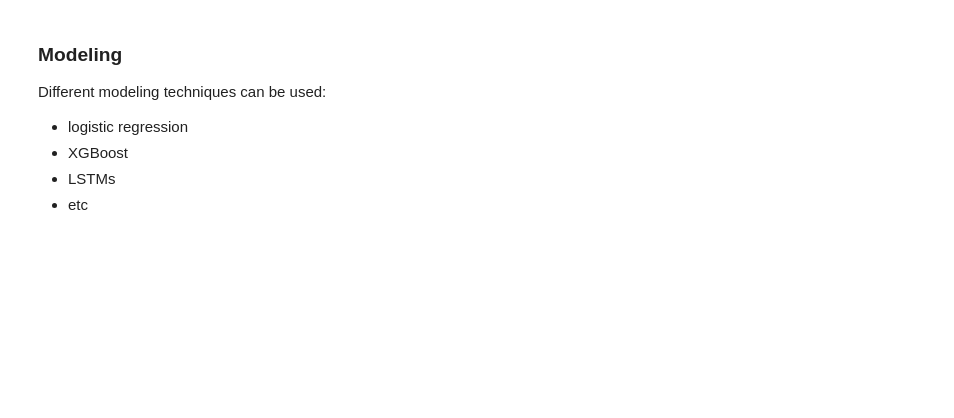
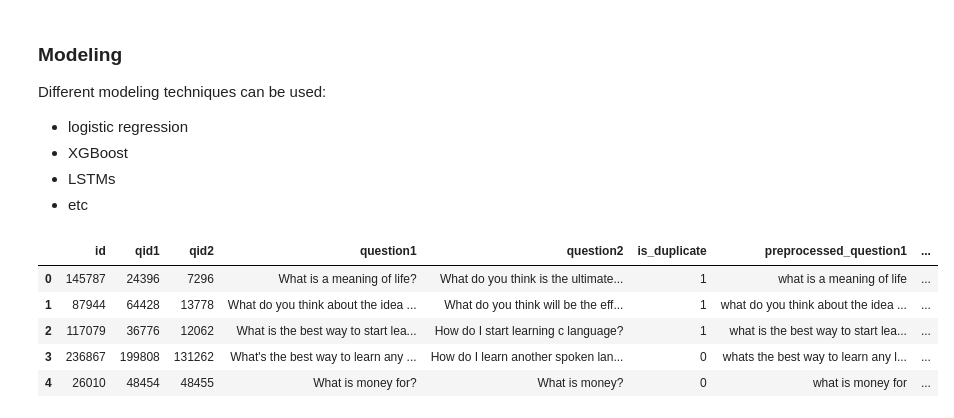
Before and after one commit to Brittanysacha/Mini-Project-V, a Jupyter notebook: mini_project_V.ipynb, the cells around one changed output. Saved outputs shown, nothing was run; the diff lists cells and outputs as text; code cells hidden in the pictures; blank space fills up the shorter version.

```diff
--- a/mini_project_V.ipynb
+++ b/mini_project_V.ipynb
@@ -361,0 +466,14 @@ import torch
+# %%
+# Load the CSV file into a DataFrame
+quora_questions_train = pd.read_csv('quora_questions_train.csv')
+# %%
+# Set the display options to show all columns
+pd.set_option('display.max_columns', None)
+quora_questions_train.head(5)
+# %% [output]
+|  | id | qid1 | qid2 | question1 | question2 | is_duplicate | preprocessed_question1 | ... |
+| 0 | 145787 | 24396 | 7296 | What is a meaning of life? | What do you think is the ultimate... | 1 | what is a meaning of life | ... |
+| 1 | 87944 | 64428 | 13778 | What do you think about the idea ... | What do you think will be the eff... | 1 | what do you think about the idea ... | ... |
+| 2 | 117079 | 36776 | 12062 | What is the best way to start lea... | How do I start learning c language? | 1 | what is the best way to start lea... | ... |
+| 3 | 236867 | 199808 | 131262 | What's the best way to learn any ... | How do I learn another spoken lan... | 0 | whats the best way to learn any l... | ... |
+| 4 | 26010 | 48454 | 48455 | What is money for? | What is money? | 0 | what is money for | ... |
```
Also changed, not shown: parts of 31 cells of this notebook.
